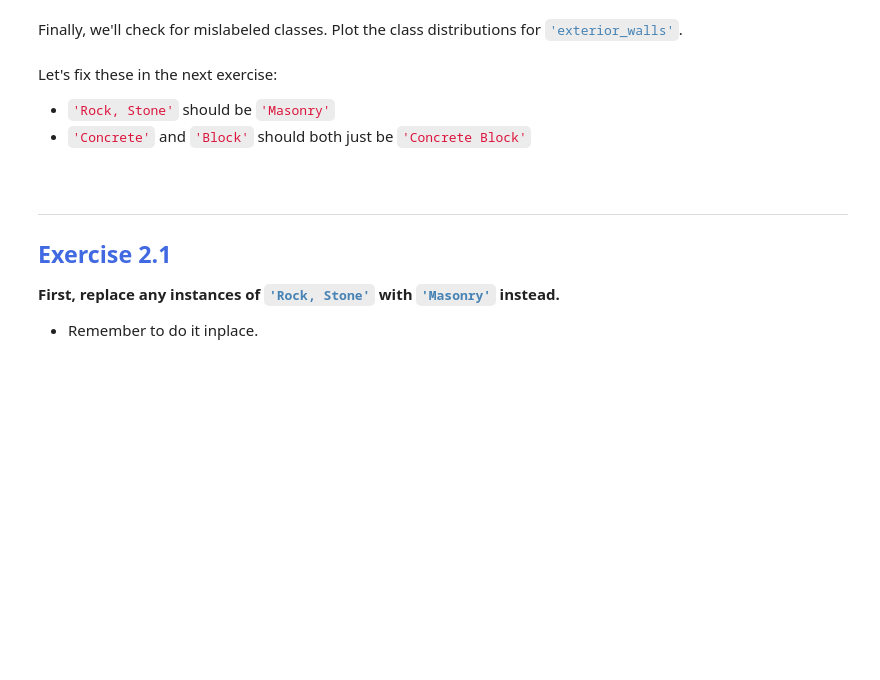
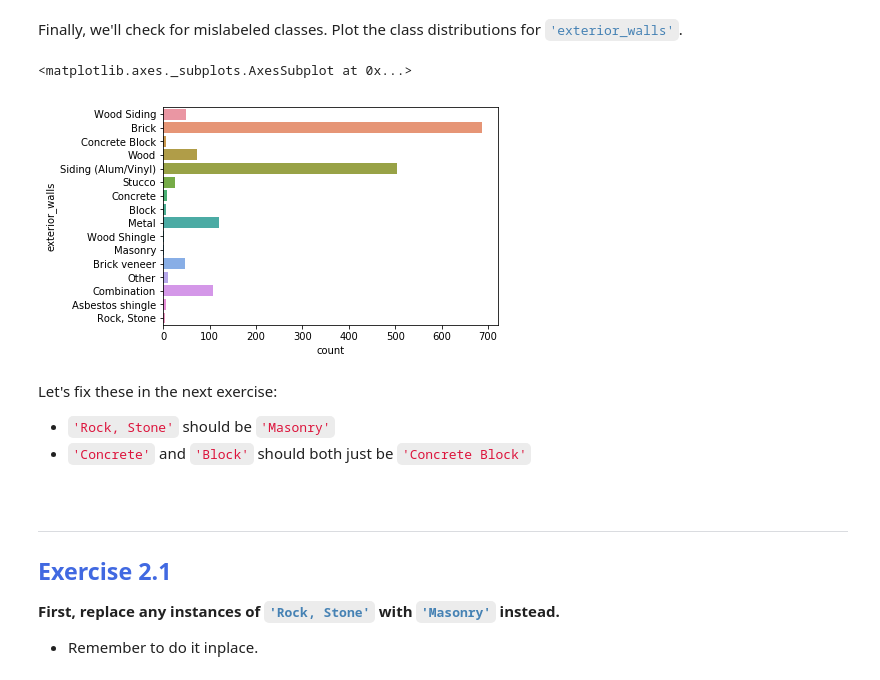
Before and after one commit to baskoroi/elite-ml, a Jupyter notebook: workbooks/project-2/Module 2 - Data Cleaning.ipynb, the cells around one changed output. Saved outputs shown, nothing was run; the diff lists cells and outputs as text; code cells hidden in the pictures; blank space fills up the shorter version.

```diff
--- a/workbooks/project-2/Module 2 - Data Cleaning.ipynb
+++ b/workbooks/project-2/Module 2 - Data Cleaning.ipynb
@@ -124,6 +135,10 @@ Make these changes:
 Finally, we'll check for mislabeled classes. Plot the class distributions for <code style="color:steelblue">'exterior_walls'</code>.
 # %%
 # Class distributions for 'exterior_walls'
+sns.countplot(data=df, y='exterior_walls')
+# %% [output]
+<matplotlib.axes._subplots.AxesSubplot at 0x...>
+[figure, added]
 # %% [markdown]
 Let's fix these in the next exercise:
 * <code style="color:crimson">'Rock, Stone'</code> should be <code style="color:crimson">'Masonry'</code>
```
Also changed, not shown: parts of 26 cells of this notebook, 1 other file.
